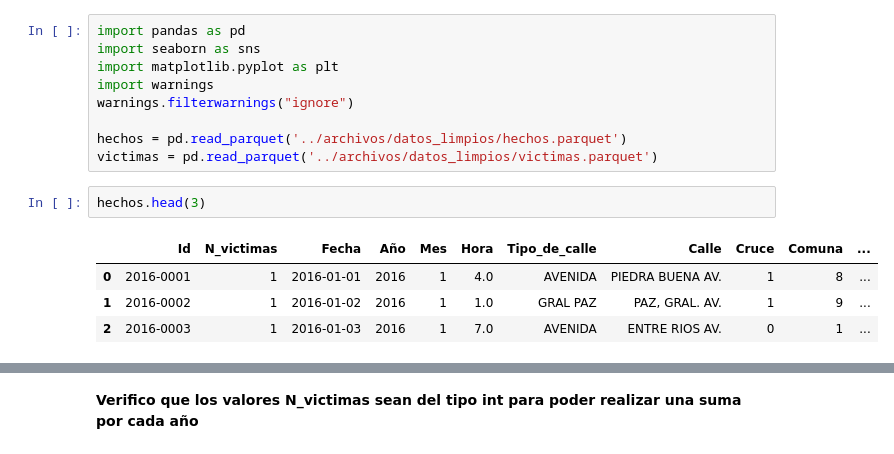
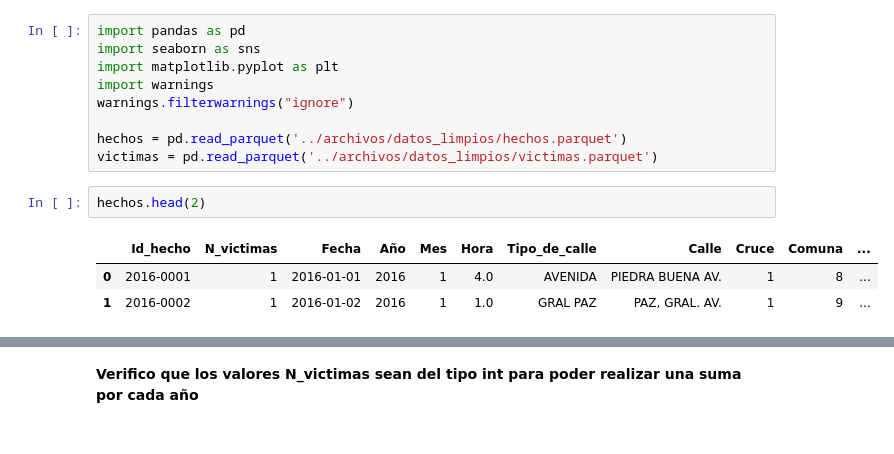
Before and after one commit to matiasbarriosled/PiDa2, a Jupyter notebook: EDA/EDA.ipynb, the cells around one changed output, grey strips where cells are left out. Saved outputs shown, nothing was run; the diff lists cells and outputs as text.

```diff
--- a/EDA/EDA.ipynb
+++ b/EDA/EDA.ipynb
@@ -8,9 +8,8 @@ warnings.filterwarnings("ignore")
 hechos = pd.read_parquet('../archivos/datos_limpios/hechos.parquet')
 victimas = pd.read_parquet('../archivos/datos_limpios/victimas.parquet')
 # %%
-hechos.head(3)
+hechos.head(2)
 # %% [output]
-|  | Id | N_victimas | Fecha | Año | Mes | Hora | Tipo_de_calle | Calle | Cruce | Comuna | ... |
+|  | Id_hecho | N_victimas | Fecha | Año | Mes | Hora | Tipo_de_calle | Calle | Cruce | Comuna | ... |
 | 0 | 2016-0001 | 1 | 2016-01-01 | 2016 | 1 | 4.0 | AVENIDA | PIEDRA BUENA AV. | 1 | 8 | ... |
 | 1 | 2016-0002 | 1 | 2016-01-02 | 2016 | 1 | 1.0 | GRAL PAZ | PAZ, GRAL. AV. | 1 | 9 | ... |
-| 2 | 2016-0003 | 1 | 2016-01-03 | 2016 | 1 | 7.0 | AVENIDA | ENTRE RIOS AV. | 0 | 1 | ... |
```
Also changed, not shown: parts of 13 cells of this notebook, 2 other files.
